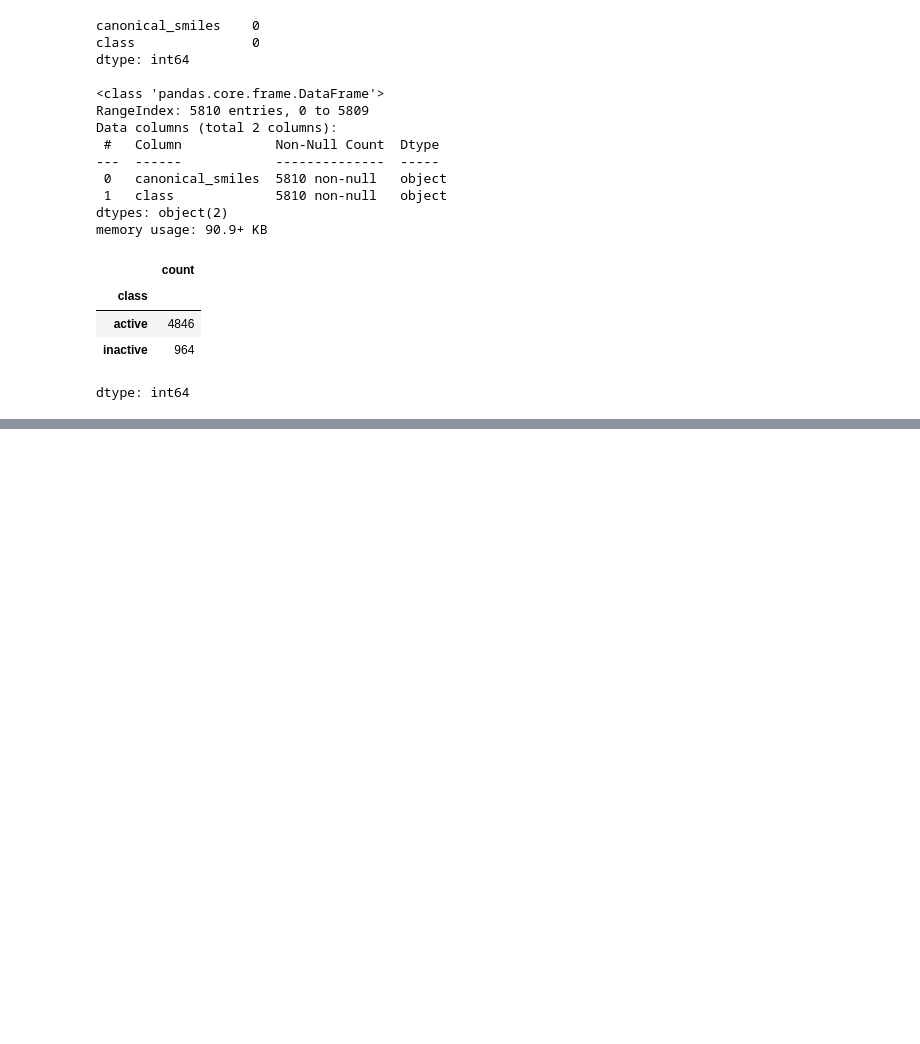
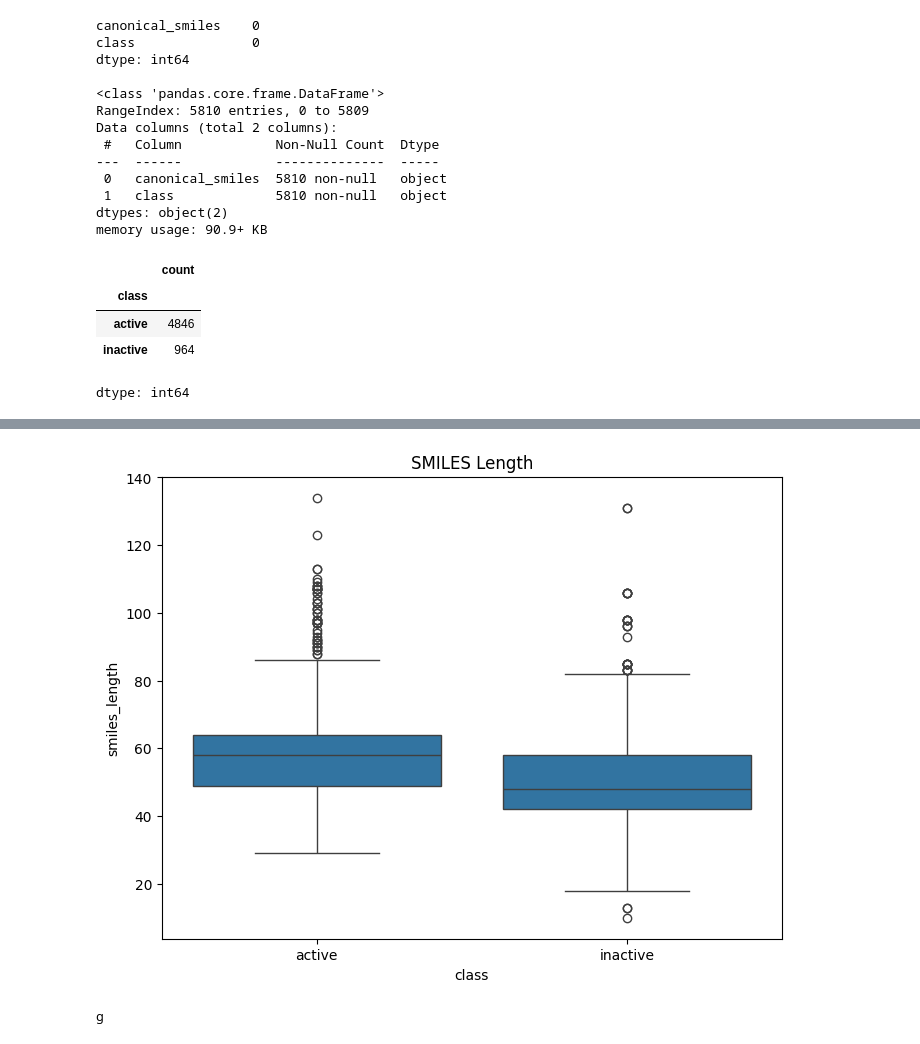
Before and after one commit to Mfys212/GNN-for-Molekul-Classifier, a Jupyter notebook: GNN_Molekul.ipynb, the cells around one changed output, grey strips where cells are left out. Drawn from its saved outputs; the diff is of its cells as text; code cells hidden in the pictures; blank space fills up the shorter version.

```diff
--- a/GNN_Molekul.ipynb
+++ b/GNN_Molekul.ipynb
@@ -115,3 +118,17 @@ None
 dtype: int64
+# %%
+df_final['smiles_length'] = df_final['canonical_smiles'].apply(len)
+plt.figure(figsize=(8, 6))
+sns.boxplot(x='class', y='smiles_length', data=df_final)
+plt.title('SMILES Length')
+plt.show()
+# %% [output]
+[figure, added]
+# %%
+f = False
+if not f:
+  print("g")
+# %% [output]
+g
 # %%
 class LoaderData(nn.Module):
```
Also changed, not shown: parts of 13 cells of this notebook.
